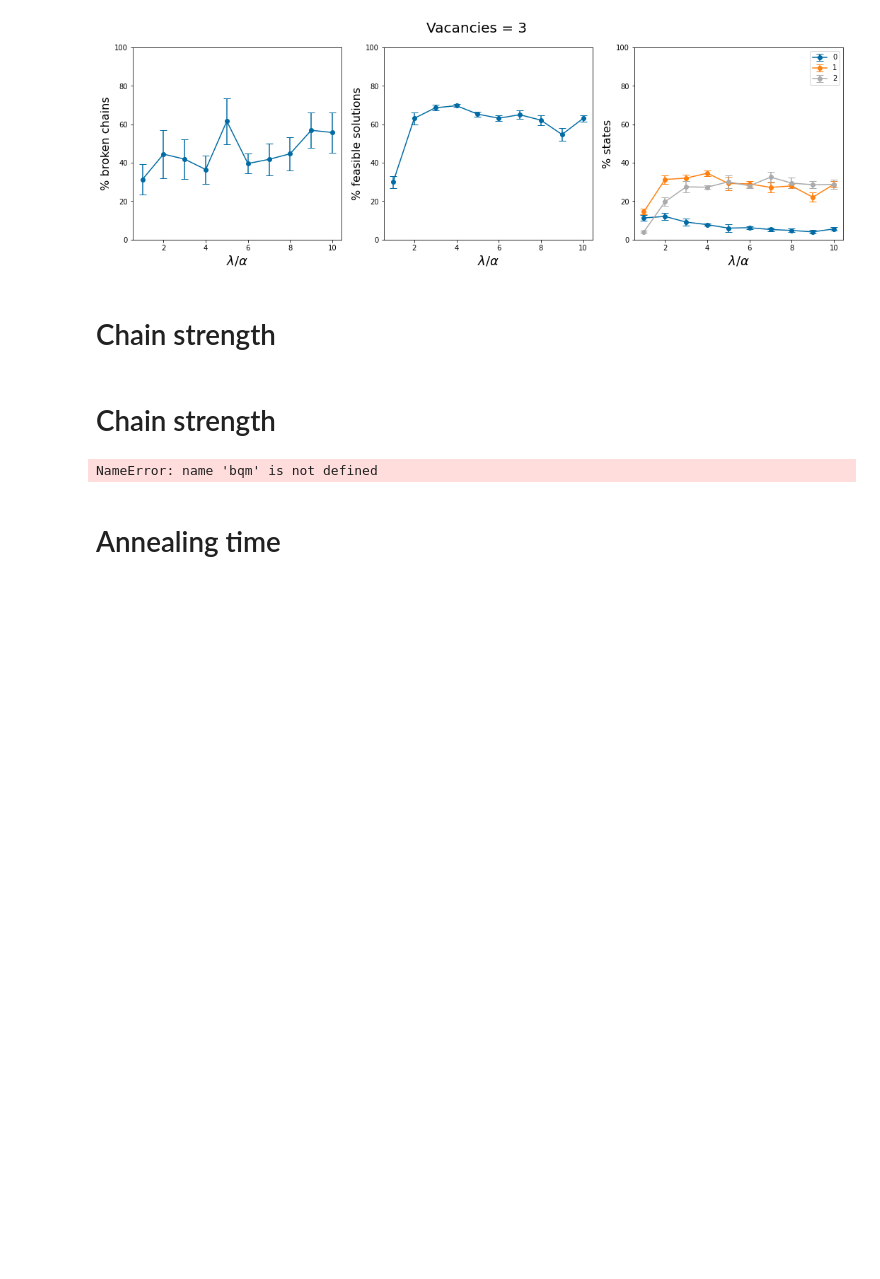
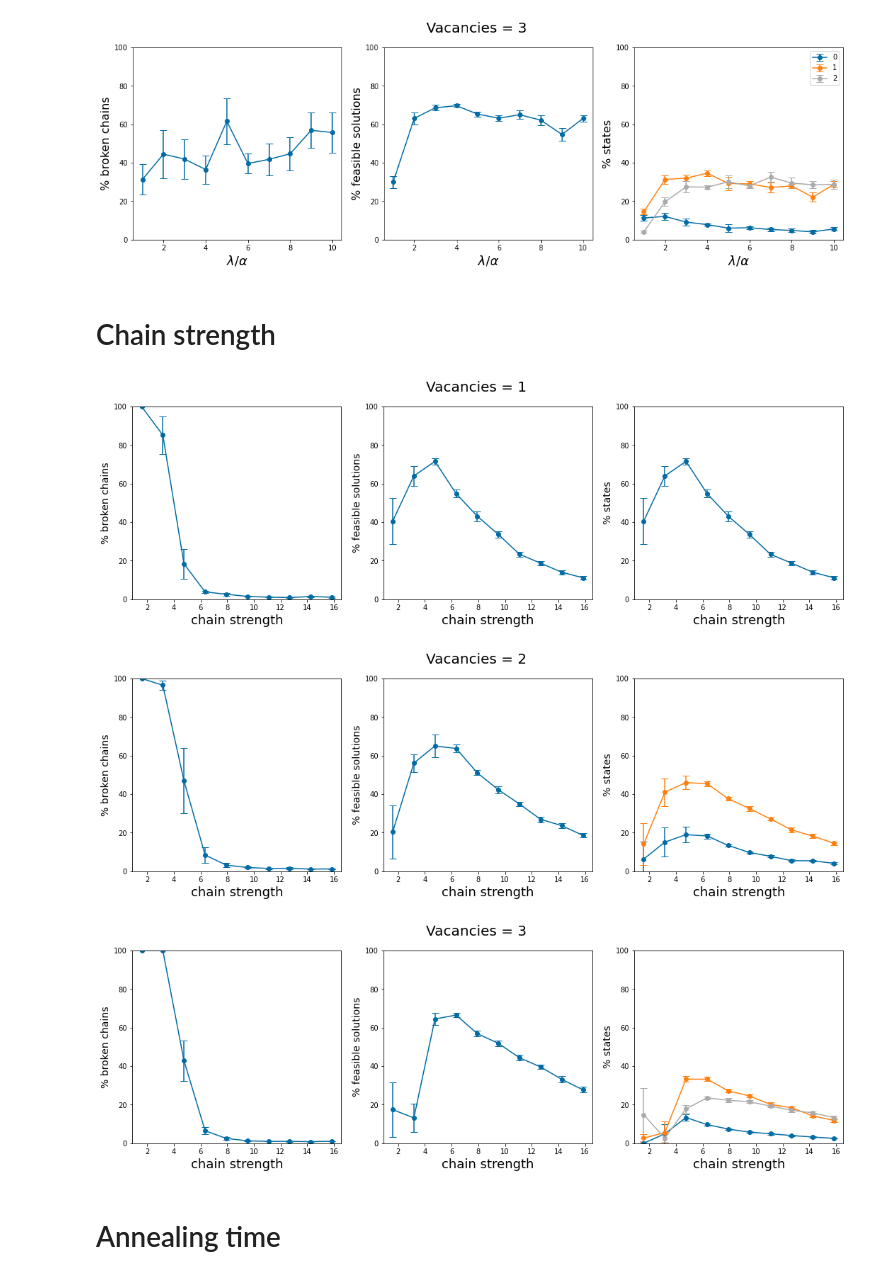
Before and after one commit to cmc-ucl/quantum_computing, a Jupyter notebook: Quantum_computing_and_materials_science/data_analysis.ipynb, the cells around one changed output. Cells and saved outputs as stored; diff of their text form; code cells hidden in the pictures; blank space fills up the shorter version.

```diff
--- a/Quantum_computing_and_materials_science/data_analysis.ipynb
+++ b/Quantum_computing_and_materials_science/data_analysis.ipynb
@@ -537,17 +653,18 @@ for i,vac in enumerate([1,2,3]):
 [figure]
 # %% [markdown]
 # <a id='chain'>Chain strength</a>
-# %% [markdown]
-# Chain strength
 # %%
-directory_main = './data/paper/convergence/chain_strength/'
+directory_main = './data/convergence/chain_strength/'
 
 sub_directory = ['one_vacancy/','two_vacancy/','three_vacancy/']
 num_reads = 1000
 
 #to make sure the lowest chain strength return results
 unique_energies = [[-24.0],[-22.0,-21.0],[-20.0,-19.0,-18.0]]
-
+file = './data/convergence/chain_strength/one_vacancy/graphene_C18_bqm_v1_cF_w11_w20_l2_r1000_t0_1671525653.json'
+Q = load_json(file,return_param = True, return_qubo = True)[2]
+Q = Q.reshape((18,18))
+bqm = BinaryQuadraticModel.from_qubo(Q)
 x = [uniform_torque_compensation(bqm,prefactor=i) for i in np.arange(0.1,1.1,0.1)]
 
 for i,vac in enumerate([1,2,3]):
@@ -575,56 +692,55 @@ for i,vac in enumerate([1,2,3]):
             if os.path.isfile(f) and f.endswith(".json"):
                 df, param = load_json(f,return_param = True, return_qubo = False)
                 if np.round(float(param.loc['chain_strength']),5) == np.round(chain_strength,5):
-                    #print(chain_strength)
+
                     ratio_broken_chains_tmp.append(find_ratio_broken_chains(df)*100)
-                    ratio_feasible_tmp.append(find_ratio_feasible(df,vac)*100)
-                    #print(find_energy_distribution(df,only_feasible=True,vacancies=vac)[0])
-                    #print(find_energy_distribution(df,only_feasible=True,vacancies=vac)[1])
+                    ratio_feasible_tmp.append(find_ratio_feasible(df,species=[0,1],concentration=[vac,18-vac])*100)
+
                     energy_distribution_2_tmp.append((find_energy_distribution(df,only_feasible=True,vacancies=vac)[0]))
                     energy_distribution_tmp.append((find_energy_distribution(df,only_feasible=True,vacancies=vac)[1]))
 
-        #unique_energy = np.unique(np.array([item for sublist in energy_distribution_2_tmp for item in sublist]))
 
         for k,energy in enumerate(unique_energies[i]):
             for m,energy_list in enumerate(energy_distribution_2_tmp):
                 if energy not in energy_list:
                     energy_distribution_tmp[m].insert(k,0)
-        #print(energy_distribution_tmp)
 
         ratio_broken_chains.append(np.average(ratio_broken_chains_tmp))
         ratio_broken_chains_std.append(np.std(ratio_broken_chains_tmp))
 
         ratio_feasible.append(np.average(ratio_feasible_tmp))
         ratio_feasible_std.append(np.std(ratio_feasible_tmp))
-        #print(chain_strength,energy_distribution_tmp)
+
         energy_distribution_tmp = np.array(energy_distribution_tmp)/num_reads*100
         energy_distribution.append(np.average(energy_distribution_tmp,axis=0).tolist())
         energy_distribution_std.append(np.std(energy_distribution_tmp,axis=0).tolist())
 
 
     axs[0].errorbar(x, ratio_broken_chains, yerr = np.array(ratio_broken_chains_std)/2,fmt='-o',capsize=5)
     axs[1].errorbar(x, ratio_feasible, yerr = np.array(ratio_feasible_std)/2,fmt='-o',capsize=5)
 
     labels = [str(x) for x in range(len(energy_distribution[0]))]
     energy_distribution = np.array(energy_distribution)
     energy_distribution_std = np.array(energy_distribution_std)
     for j in range(len(energy_distribution[0])):
         axs[2].errorbar(x, energy_distribution[:,j], yerr = np.array(energy_distribution_std[:,j])/2,
                         label=labels[j], fmt='-o',capsize=5)
 
     axs[0].set_ylabel('% broken chains', fontsize=14)
     axs[1].set_ylabel('% feasible solutions', fontsize=14)
     axs[2].set_ylabel('% states', fontsize=14)
 
     for i in range(3):
         axs[i].yaxis.set_major_formatter(plt.FormatStrFormatter('%.0f'))
         axs[i].xaxis.set_major_formatter(plt.FormatStrFormatter('%.0f'))
         axs[i].set_xlabel("chain strength", fontsize=18)
         axs[i].set_ylim([0, 100])
     plt.show()
     fig.savefig('./data/images/chain_strength_graphs_%s.png'%str(vac),dpi=200)
 # %% [output]
-NameError: name 'bqm' is not defined
+[figure, added]
+[figure, added]
+[figure, added]
 # %% [markdown]
 # <a id='time'>Annealing time</a>
 # %%
```
Also changed, not shown: parts of 85 cells of this notebook.
